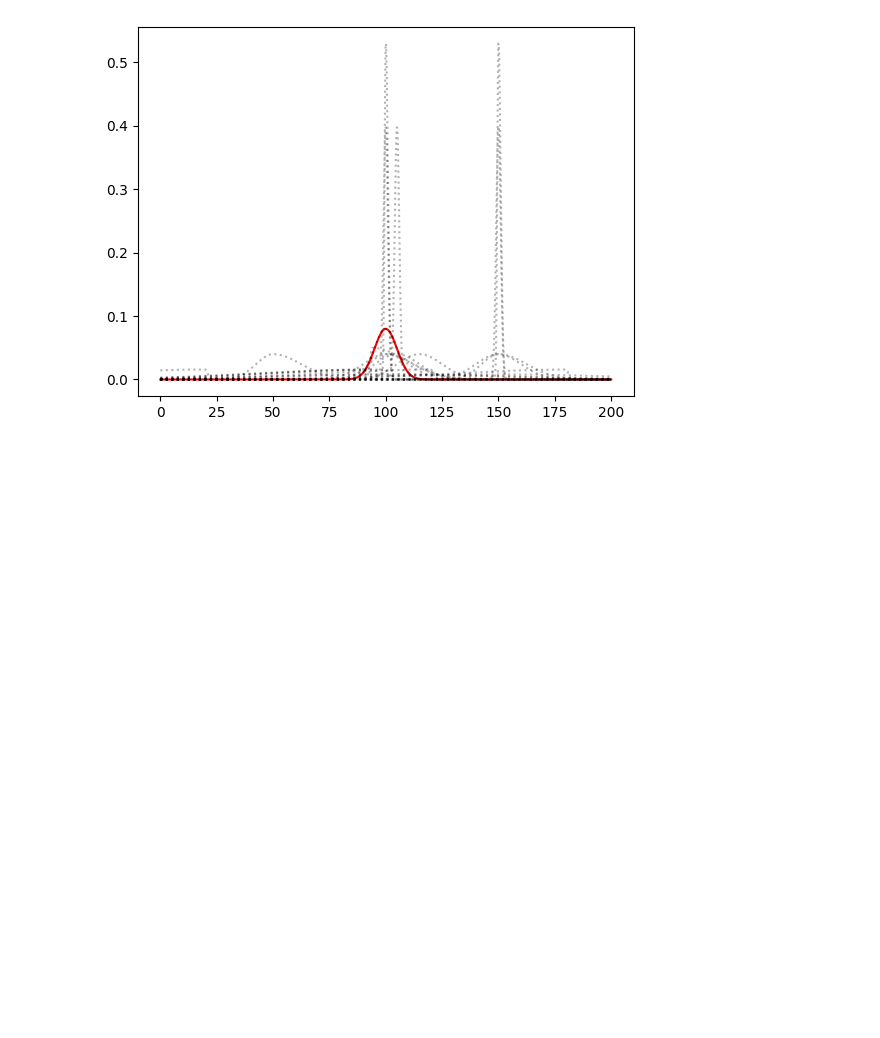
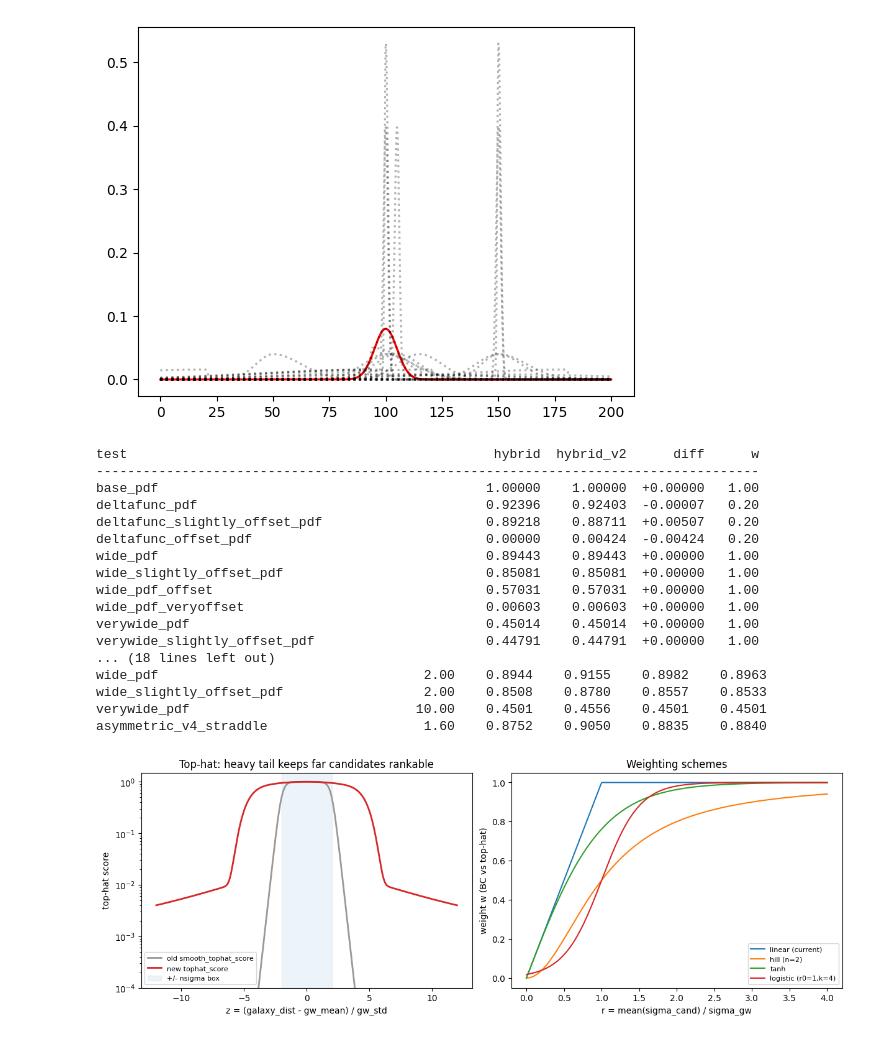
Before and after one commit to sopanda0910/distance-scoring-tests, a Jupyter notebook: hybrid_new.ipynb, the cells around one changed output. Saved outputs shown, nothing was run; the diff lists cells and outputs as text; code cells hidden in the pictures; blank space fills up the shorter version.

Commit message:
New Tophat

```diff
--- a/hybrid_new.ipynb
+++ b/hybrid_new.ipynb
@@ -157,0 +221,80 @@ def hybrid(gw_mean, galaxy_mean, gw_std, galaxy_std_minus, galaxy_std_plus):
+# %%
+# ==========================================================================
+# Diagnostics: hybrid (old top-hat) vs hybrid_v2 (new top-hat), and the
+# effect of the different weighting schemes. All quiet (verbose=False).
+# ==========================================================================
+import os
+os.makedirs("hybrid_new/diagnostics", exist_ok=True)
+
+# ---- 1. score table: hybrid vs hybrid_v2 + difference -------------------
+print(f"{'test':<48}{'hybrid':>9}{'hybrid_v2':>11}{'diff':>10}{'w':>7}")
+print("-" * 85)
+for label, t in test_pdfs.items():
+    h = hybrid(base_loc, t['loc'], base_std, t['unc_minus'], t['unc_plus'], verbose=False)
+    v = hybrid_v2(base_loc, t['loc'], base_std, t['unc_minus'], t['unc_plus'], verbose=False)
+    w = float(weight_linear(base_std, t['unc_minus'], t['unc_plus']))
+    print(f"{label:<48}{float(h):>9.5f}{float(v):>11.5f}{float(h - v):>+10.5f}{w:>7.2f}")
+
+# ---- 2. weighting-scheme comparison on representative cases --------------
+schemes = {'linear': weight_linear, 'hill': weight_hill,
+           'tanh': weight_tanh, 'logistic': weight_logistic}
+print(f"\n{'test':<40}{'r':>6}" + "".join(f"{s:>10}" for s in schemes))
+for label in ['deltafunc_pdf', 'deltafunc_slightly_offset_pdf', 'asymmetric_pdf_deltafunc',
+              'wide_pdf', 'wide_slightly_offset_pdf', 'verywide_pdf', 'asymmetric_v4_straddle']:
+    t = test_pdfs[label]
+    r = float(weight_linear(base_std, t['unc_minus'], t['unc_plus']))  # note: linear is clipped
+    r_raw = (t['unc_minus'] + t['unc_plus']) / 2 / base_std
+    row = [float(hybrid_v2(base_loc, t['loc'], base_std, t['unc_minus'], t['unc_plus'],
+                           weight_fn=wf, verbose=False)) for wf in schemes.values()]
+    print(f"{label:<40}{r_raw:>6.2f}" + "".join(f"{x:>10.4f}" for x in row))
+
+# ---- 3. plot the top-hats and the weighting curves ----------------------
+z = np.linspace(-12, 12, 2000)
+dist = base_loc + z * base_std
+
+fig, (axL, axR) = plt.subplots(1, 2, figsize=(12, 4.2), constrained_layout=True)
+
+axL.plot(z, [smooth_tophat_score(d, base_loc, base_std) for d in dist],
+         label="old smooth_tophat_score", color="0.6", lw=2)
+axL.plot(z, [tophat_score(d, base_loc, base_std) for d in dist],
+         label="new tophat_score", color="C3", lw=2)
+axL.axvspan(-2, 2, color="C0", alpha=0.08, label="+/- nsigma box")
+axL.set_xlabel("z = (galaxy_dist - gw_mean) / gw_std")
+axL.set_ylabel("top-hat score")
+axL.set_yscale("log")
+axL.set_ylim(1e-4, 1.5)
+axL.set_title("Top-hat: heavy tail keeps far candidates rankable")
+axL.legend(fontsize=8)
+
+r = np.linspace(0, 4, 400)
+sig = base_std
+axR.plot(r, [float(weight_linear(sig, ri*sig, ri*sig)) for ri in r], label="linear (current)")
+axR.plot(r, [float(weight_hill(sig, ri*sig, ri*sig)) for ri in r], label="hill (n=2)")
+axR.plot(r, [float(weight_tanh(sig, ri*sig, ri*sig)) for ri in r], label="tanh")
+axR.plot(r, [float(weight_logistic(sig, ri*sig, ri*sig)) for ri in r], label="logistic (r0=1,k=4)")
+axR.set_xlabel("r = mean(sigma_cand) / sigma_gw")
+axR.set_ylabel("weight w (BC vs top-hat)")
+axR.set_title("Weighting schemes")
+axR.legend(fontsize=8)
+
+fig.savefig("hybrid_new/diagnostics/tophat_and_weighting.png", dpi=150, bbox_inches="tight")
+plt.show()
+# %% [output]
+test                                               hybrid  hybrid_v2      diff      w
+-------------------------------------------------------------------------------------
+base_pdf                                          1.00000    1.00000  +0.00000   1.00
+deltafunc_pdf                                     0.92396    0.92403  -0.00007   0.20
+deltafunc_slightly_offset_pdf                     0.89218    0.88711  +0.00507   0.20
+deltafunc_offset_pdf                              0.00000    0.00424  -0.00424   0.20
+wide_pdf                                          0.89443    0.89443  +0.00000   1.00
+wide_slightly_offset_pdf                          0.85081    0.85081  +0.00000   1.00
+wide_pdf_offset                                   0.57031    0.57031  +0.00000   1.00
+wide_pdf_veryoffset                               0.00603    0.00603  +0.00000   1.00
+verywide_pdf                                      0.45014    0.45014  +0.00000   1.00
+verywide_slightly_offset_pdf                      0.44791    0.44791  +0.00000   1.00
+... (18 lines left out)
+wide_pdf                                  2.00    0.8944    0.9155    0.8982    0.8963
+wide_slightly_offset_pdf                  2.00    0.8508    0.8780    0.8557    0.8533
+verywide_pdf                             10.00    0.4501    0.4556    0.4501    0.4501
+asymmetric_v4_straddle                    1.60    0.8752    0.9050    0.8835    0.8840
+[figure, added]
```
Also changed, not shown: parts of 3 cells of this notebook, 25 other files.
